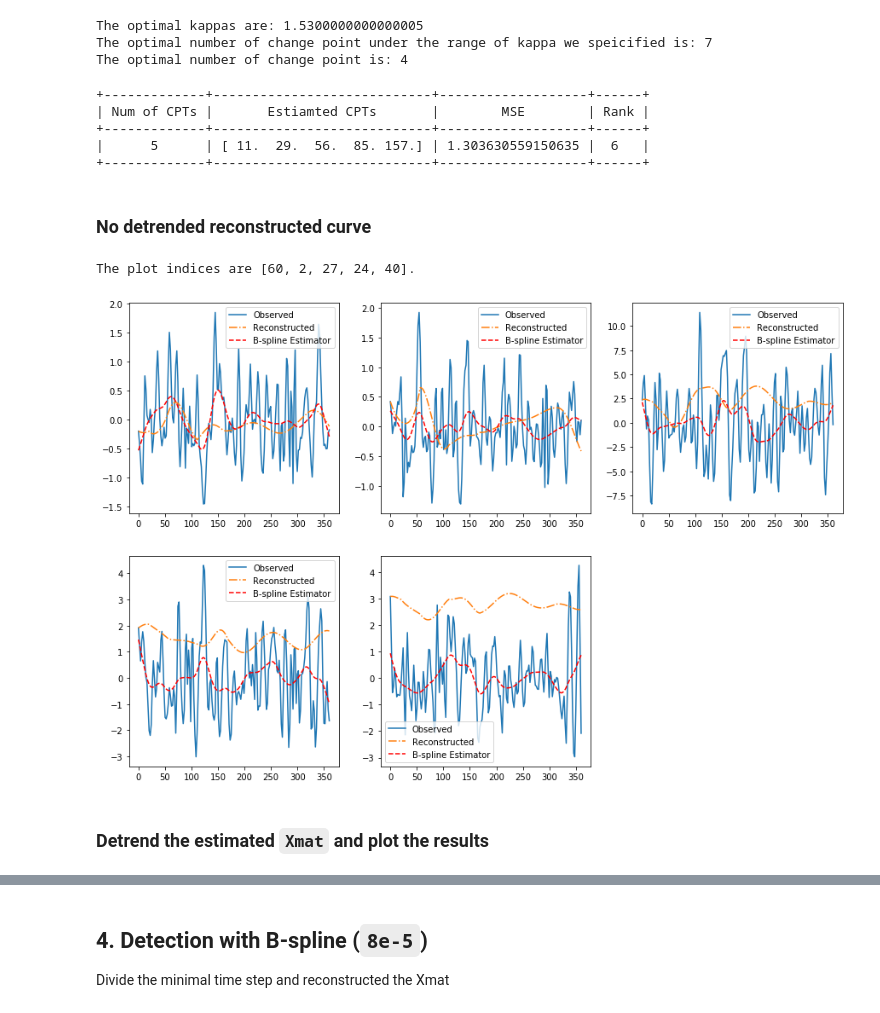
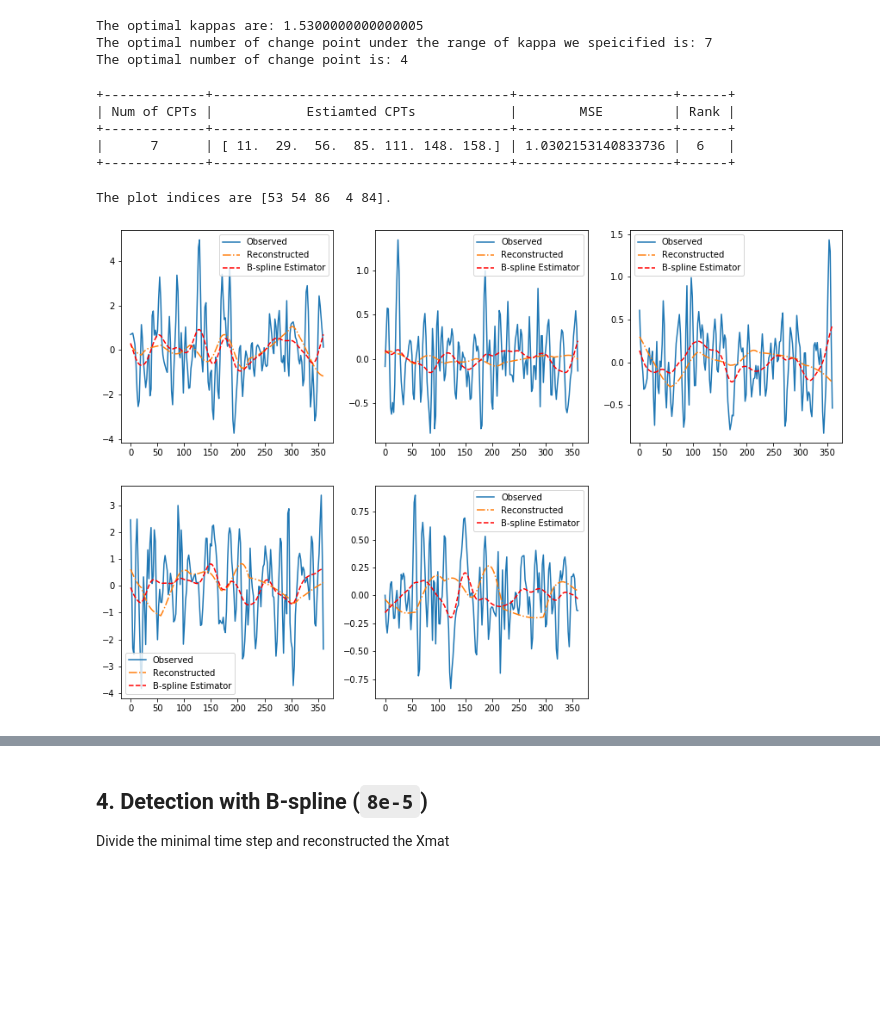
Before and after one commit to JINhuaqing/TVDN-simu, a Jupyter notebook: realdata/fMRI0904.ipynb, the cells around one changed output, grey strips where cells are left out. Drawn from its saved outputs; the diff is of its cells as text; code cells hidden in the pictures; blank space fills up the shorter version.

```diff
--- a/realdata/fMRI0904.ipynb
+++ b/realdata/fMRI0904.ipynb
@@ -636,7 +350,6 @@ def ReconXmat(ecpts, ndXmat, nXmat, kpidxs, eigVecs, Ymat, tStep, r, is_full=Fal
 # %%
-from scipy.linalg import expm
-# Reconstruct with Exp form
-def ReconXmat3(ecpts, ndXmat, nXmat, kpidxs, eigVecs, Ymat, tStep, r, is_full=False):
+# Reconstruct  with k substeps
+def ReconXmat4(ecpts, ndXmat, nXmat, kpidxs, eigVecs, Ymat, tStep, r, numSubSteps=2, is_full=False):
     """
     Input:
         ecpts: Estimated change points,
@@ -688,15 +401,20 @@ def ReconXmat3(ecpts, ndXmat, nXmat, kpidxs, eigVecs, Ymat, tStep, r, is_full=Fa
     EstXmat[:, 0] = Ymat[:, 0]
     invEigVecsr = inv(eigVecs)[:r, :]
     eigVecsr = eigVecs[:, :r]
+    subtStep = tStep/numSubSteps
     for i in range(1, n):
         LamMat = np.diag(LamMs[:, i])
         Amat = eigVecsr.dot(LamMat).dot(invEigVecsr)
-        EstXmat[:, i] = expm(Amat*tStep).dot(EstXmat[:,i-1])
+        lastCol = EstXmat[:, i-1]
+        for numSubStep in range(numSubSteps):
+            lastCol = Amat.dot(lastCol)*subtStep + lastCol
+        EstXmat[:, i] = lastCol
     if is_full:
         ReDict = edict()
-        ReDict.EstXmatReal = EstXmat.real
+        ReDict.EstXmatReal = detrend(EstXmat.real)
+        ReDict.EstXmatRealOrg = EstXmat.real
         ReDict.EstXmatImag = EstXmat.imag
         ReDict.LamMs = LamMs
         return ReDict
     else:
-        return EstXmat.real
+        return detrend(EstXmat.real)
@@ -968,7 +528,7 @@ The plot indices are [60, 2, 27, 24, 40].
 
 Use the time scale $[0, 2]$ and reconstructed the Xmat with `exp` form
 # %%
-fMRIdetExp = TVDNDetect(Ymat=fMRI, saveDir=None, dataType="fMRI", fName="fMRIsample", showProgress=True,
+fMRIdetExp = TVDNDetect1(Ymat=fMRI, saveDir=None, dataType="fMRI", fName="fMRIsample", showProgress=True,
                      r=6, kappa=1.65, fct=0.5, lamb=8e-5, plotfct=180, T=2, ReconXmat=ReconXmat3,
                      downRate=4, MaxM=10, Lmin=4, freq=0.5, is_detrend=False)
 # %% [output]
@@ -1004,20 +564,17 @@ The optimal kappas are: 1.5300000000000005
 The optimal number of change point under the range of kappa we speicified is: 7
 The optimal number of change point is: 4
 # %%
-fMRIdetExp.UpdateEcpts(5)
+fMRIdetExp.UpdateEcpts()
 print(fMRIdetExp)
 # %% [output]
-+-------------+----------------------------+-------------------+------+
-| Num of CPTs |       Estiamted CPTs       |        MSE        | Rank |
-+-------------+----------------------------+-------------------+------+
-|      5      | [ 11.  29.  56.  85. 157.] | 1.303630559150635 |  6   |
-+-------------+----------------------------+-------------------+------+
++-------------+--------------------------------------+--------------------+------+
+| Num of CPTs |            Estiamted CPTs            |        MSE         | Rank |
++-------------+--------------------------------------+--------------------+------+
+|      7      | [ 11.  29.  56.  85. 111. 148. 158.] | 1.0302153140833736 |  6   |
++-------------+--------------------------------------+--------------------+------+
-# %% [markdown]
-### No detrended reconstructed curve
 # %%
-fMRIdetExp.PlotRecCurve(idxs=[60, 2, 27, 24, 40], is_bsp=True, saveFigPath="recExp.jpg")
+fMRIdetExp.PlotRecCurve(idxs=[53, 54, 86, 4, 84], is_bsp=True, saveFigPath="recExp.jpg")
+#fMRIdetExp.PlotRecCurve(is_bsp=True, saveFigPath="recExp.jpg")
 # %% [output]
-The plot indices are [60, 2, 27, 24, 40].
+The plot indices are [53 54 86  4 84].
-[figure, old version]
+[figure, new version]
-# %% [markdown]
-### Detrend the estimated `Xmat` and plot the results
```
Also changed, not shown: parts of 39 cells of this notebook, 8 other files.
